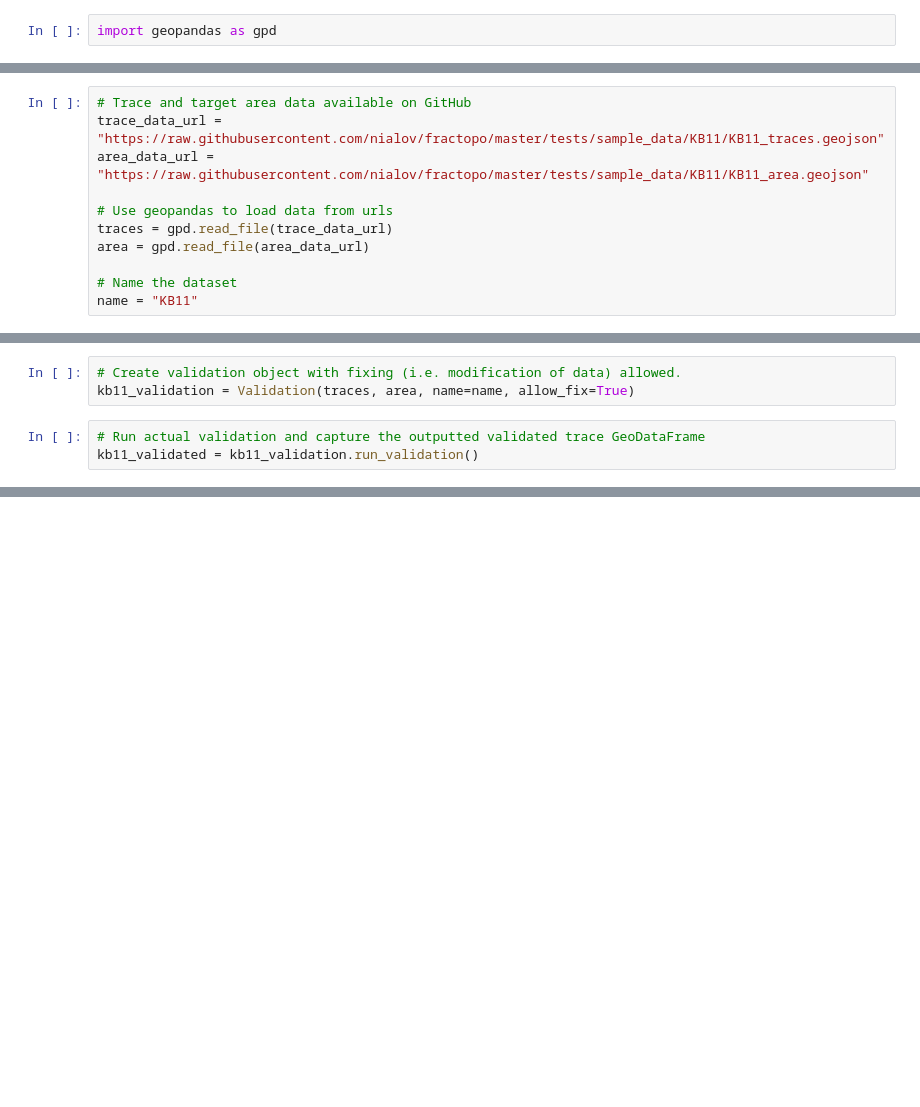
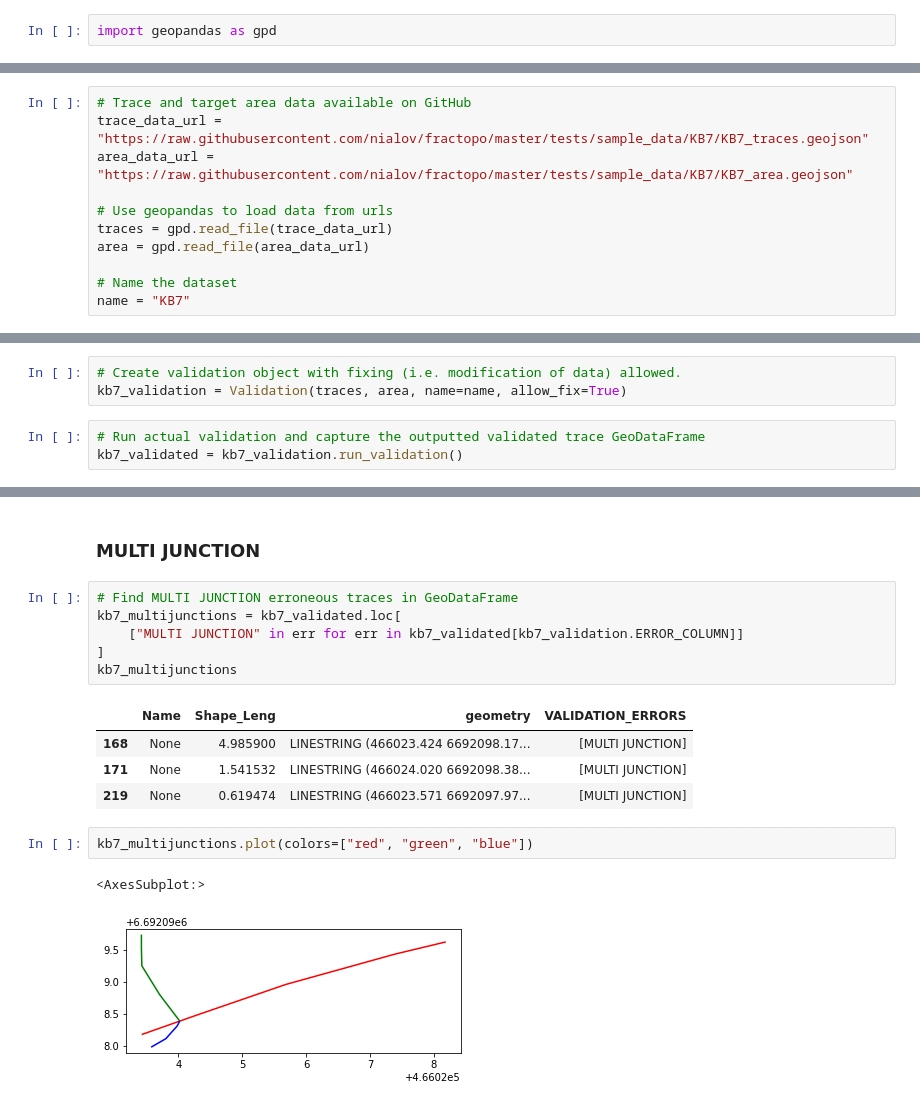
Before and after one commit to nialov/fractopo, a Jupyter notebook: docs_src/notebooks/fractopo_validation_2.ipynb, the cells around one changed output, grey strips where cells are left out. Cells and saved outputs as stored; diff of their text form; blank space fills up the shorter version.

Commit message:
Notebook examples for trace validation

```diff
--- a/docs_src/notebooks/fractopo_validation_2.ipynb
+++ b/docs_src/notebooks/fractopo_validation_2.ipynb
@@ -14,11 +14,11 @@ from fractopo.tval.trace_validation import Validation
 # %%
 # Trace and target area data available on GitHub
-trace_data_url = "https://raw.githubusercontent.com/nialov/fractopo/master/tests/sample_data/KB11/KB11_traces.geojson"
-area_data_url = "https://raw.githubusercontent.com/nialov/fractopo/master/tests/sample_data/KB11/KB11_area.geojson"
+trace_data_url = "https://raw.githubusercontent.com/nialov/fractopo/master/tests/sample_data/KB7/KB7_traces.geojson"
+area_data_url = "https://raw.githubusercontent.com/nialov/fractopo/master/tests/sample_data/KB7/KB7_area.geojson"
 
 # Use geopandas to load data from urls
 traces = gpd.read_file(trace_data_url)
 area = gpd.read_file(area_data_url)
 
 # Name the dataset
-name = "KB11"
+name = "KB7"
@@ -29,7 +27,7 @@ name = "KB11"
 # %%
 # Create validation object with fixing (i.e. modification of data) allowed.
-kb11_validation = Validation(traces, area, name=name, allow_fix=True)
+kb7_validation = Validation(traces, area, name=name, allow_fix=True)
 # %%
 # Run actual validation and capture the outputted validated trace GeoDataFrame
-kb11_validated = kb11_validation.run_validation()
+kb7_validated = kb7_validation.run_validation()
 # %% [markdown]
@@ -59,0 +65,18 @@ See documentation: https://nialov.github.io/fractopo/validation/errors.html
+# %% [markdown]
+### MULTI JUNCTION
+# %%
+# Find MULTI JUNCTION erroneous traces in GeoDataFrame
+kb7_multijunctions = kb7_validated.loc[
+    ["MULTI JUNCTION" in err for err in kb7_validated[kb7_validation.ERROR_COLUMN]]
+]
+kb7_multijunctions
+# %% [output]
+|  | Name | Shape_Leng | geometry | VALIDATION_ERRORS |
+| 168 | None | 4.985900 | LINESTRING (466023.424 6692098.17... | [MULTI JUNCTION] |
+| 171 | None | 1.541532 | LINESTRING (466024.020 6692098.38... | [MULTI JUNCTION] |
+| 219 | None | 0.619474 | LINESTRING (466023.571 6692097.97... | [MULTI JUNCTION] |
+# %%
+kb7_multijunctions.plot(colors=["red", "green", "blue"])
+# %% [output]
+<AxesSubplot:>
+[figure, added]
```
Also changed, not shown: parts of 16 cells of this notebook, 1 other file.
